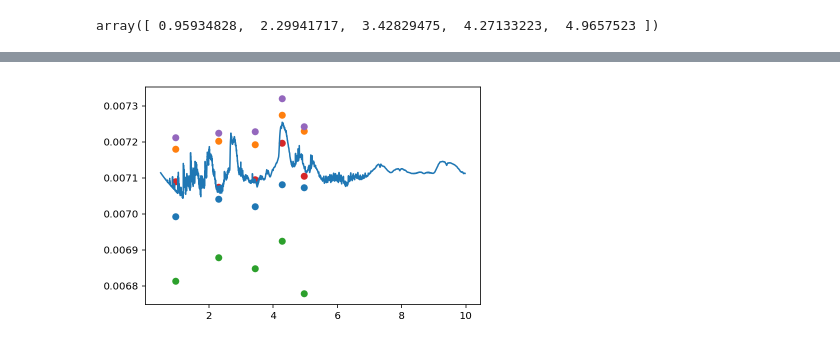
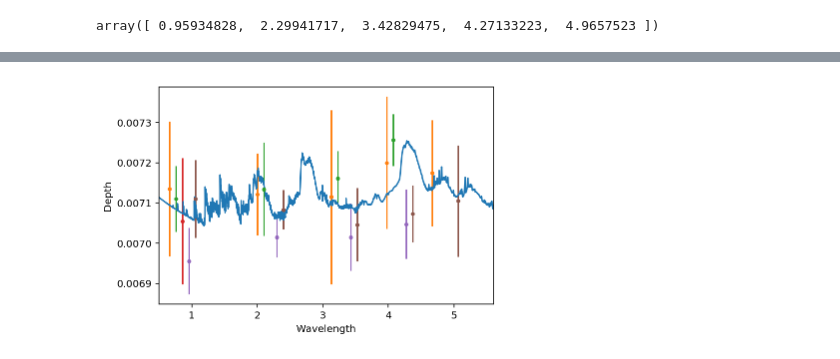
Before and after one commit to bmorris3/libra, a Jupyter notebook: notebooks/archive_fit_trans.ipynb, the cells around one changed output, grey strips where cells are left out. Drawn from its saved outputs; the diff is of its cells as text; code cells hidden in the pictures.

```diff
--- a/notebooks/archive_fit_trans.ipynb
+++ b/notebooks/archive_fit_trans.ipynb
@@ -92,5 +216,8 @@ with ObservationArchive(run_name, 'r') as obs:
 # %%
-depths = np.array([j[1] for i in bin_results for j in i]).reshape(-1, n_bins)
+depths = np.array([j[3] for i in bin_results for j in i]).reshape(-1, n_bins)
 
-depths
+depths_errs = np.array([j[3] for i in bin_results_errs for j in i]).reshape(-1, n_bins)
+
+
+depths_errs
 # %% [output]
@@ -102,12 +271,33 @@ array([[ 0.00699227,  0.00704186,  0.00702043,  0.00708149,  0.00707361],
 # %%
 swl, sf = np.loadtxt('../libra/data/transmission/t1b_10bar_venus_clear.txt', unpack=True)
 
 u = trappist1('b').u
 ld_factor = 1 - u[0]/3 - u[1]/6
 
-plt.plot(swl, sf * ld_factor, label='with LD')
+fig, ax = plt.subplots(1)#, 2, figsize=(12, 5))
+ax.plot(swl, sf * ld_factor, label='with LD')
 
-for i in range(n_bins):
-    plt.scatter(bin_centers, depths[i, :])
+try:
+    for i in range(n_bins):
+        ax.errorbar(bin_centers + (i - 3)*0.1, depths[i, :], depths_errs[i, :], fmt='.')
+except IndexError:
+    pass
+ax.set(xlim=[0.5, 5.6], xlabel='Wavelength', ylabel='Depth')
+
+model_interp = np.interp(bin_centers, swl, sf)
+
+chi2 = np.sum((depths - model_interp)**2, axis=1)
+
+# mean_fluxes = []
+# with ObservationArchive(run_name, 'r') as obs:
+#     planet = 'b'
+#     for obs_planet in getattr(obs, planet):
+#         mf = np.mean(obs_planet.flares)
+#         mean_fluxes.append(mf)
+
+#ax[1].plot(mean_fluxes, chi2, '.')
+ax.set(xlabel='Wavelength', ylabel='Depth')
+fig.savefig('transmission.png', bbox_inches='tight', dpi=200)
+plt.show()
 # %% [output]
-[figure, old version]
+[figure, new version]
```
Also changed, not shown: parts of 18 cells of this notebook, 25 other files.
